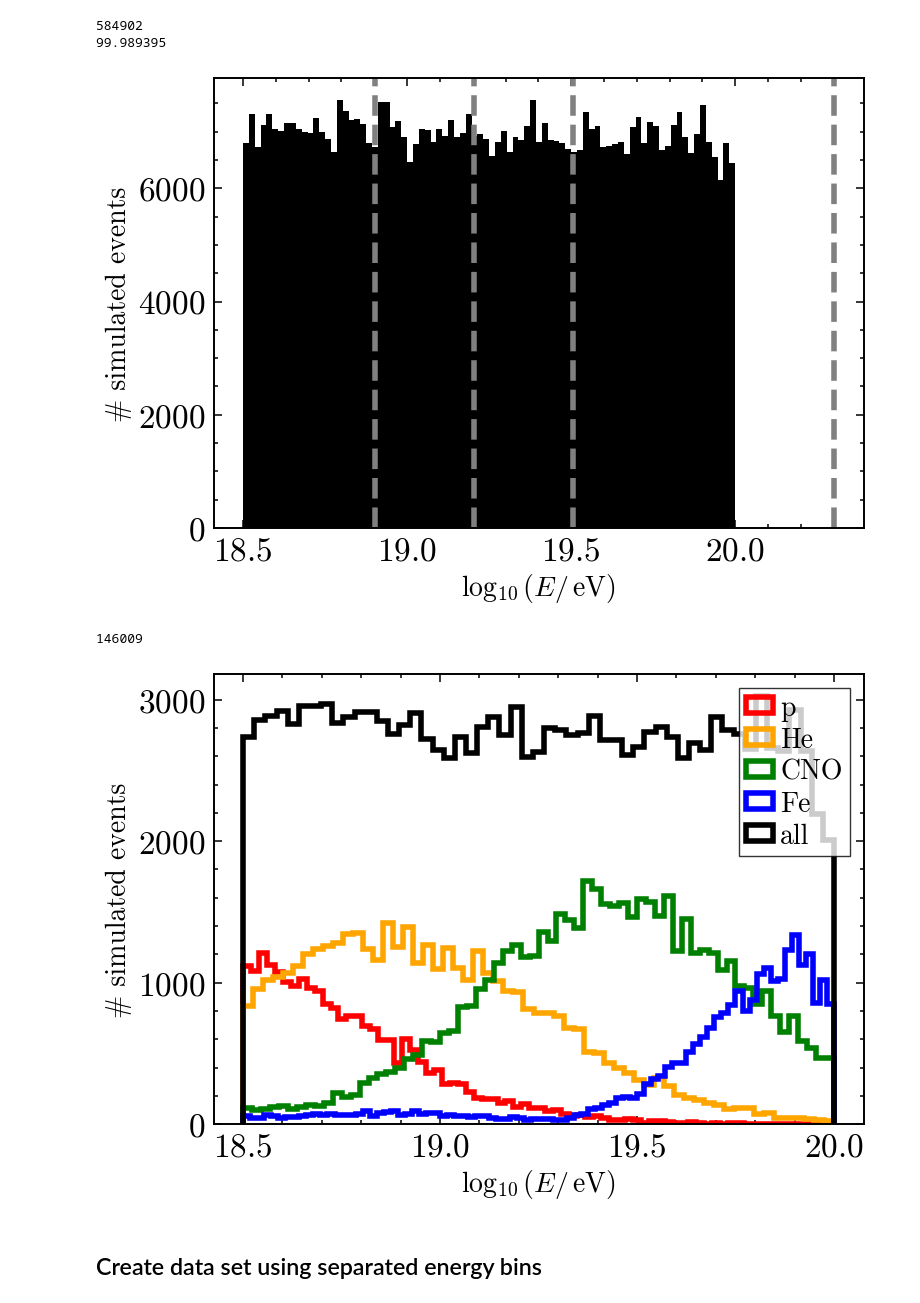
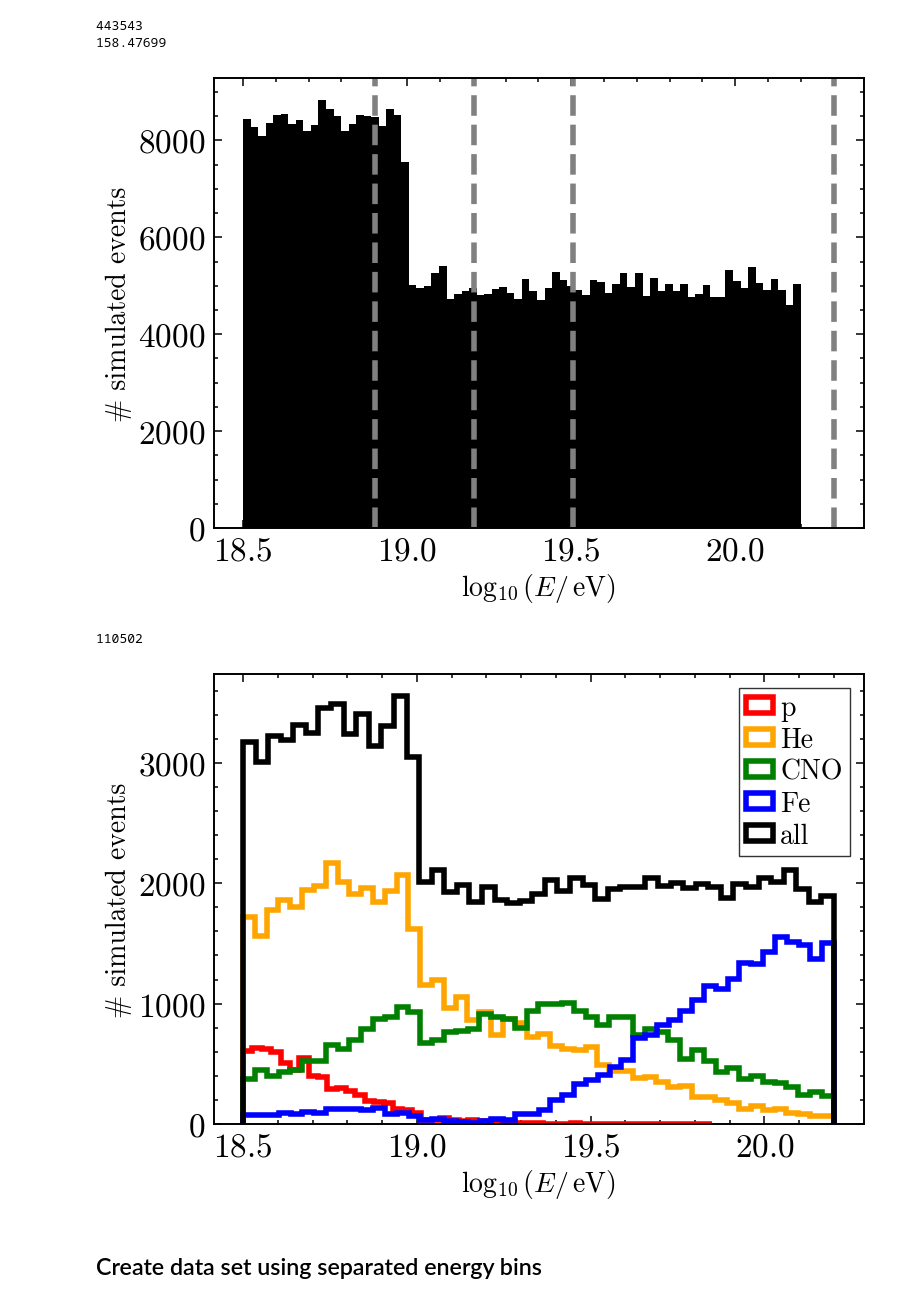
Before and after one commit to paolo-magnani/aixnet_simulations, a Jupyter notebook: other/sim_part1.ipynb, the cells around one changed output. Saved outputs shown, nothing was run; the diff lists cells and outputs as text; code cells hidden in the pictures.

```diff
--- a/other/sim_part1.ipynb
+++ b/other/sim_part1.ipynb
@@ -10,7 +10,6 @@
 import numpy as np
 import pandas as pd
 import matplotlib.pyplot as plt
-# from mass_fractions import *
 from simulated_dipole import *
 
 
@@ -44,8 +43,8 @@ from simulated_dipole import *
 
 ## In case of Universality
 
-dd = file_loader('AixNet_EPOS')
-print(dd.keys())
+dd = file_loader('AixNet')
+# print(dd.keys())
 
 # plt.figure(figsize=(10,6))
 # plt.scatter(dd['energy'], dd['sd_energy'], color='k', alpha=0.03)
@@ -83,5 +84,5 @@ dict_keys(['dnn_xmax', 'energy', 'primary', 'mass'])
 # %%
-mf = mass_fractions(model='EPOS')
+mf = mass_fractions(model='Sybill')
 ene = np.linspace(np.log10(3e18),np.log10(150e18))
 
 plt.figure(figsize=(10,6))
@@ -161,9 +162,9 @@ for ene in energies:
 #plt.yscale('log')
 plt.show()
 # %% [output]
-584902
-99.989395
+443543
+158.47699
-[figure, old version]
+[figure, new version]
 # %%
 # first I extract the spectrum, then the mass distribution
 mass_mask = mf.extract_all_fractions(np.log10(dd['energy']*1e18), dd['mass'])
@@ -172,17 +173,17 @@ dd = dict_cutter(dd, mass_mask)
 # %%
 print(len(dd['energy']))
 
 plt.figure(figsize=(10,6))
 for name in names:
-    plt.hist(np.log10(dd['energy'][dd['mass']==names[name]]*1e18), histtype='step', fill=False, lw=4, color=colors[name], label=f'{name}')
+    plt.hist(np.log10(dd['energy'][dd['mass']==names[name]]*1e18), histtype='step', fill=False, lw=4, color=colors[name], label=f'{name}', bins=50)
 plt.hist(np.log10(dd['energy']*1e18), histtype='step', stacked=False, fill=False, color='k', lw=4, label='all')
 plt.xlabel(r'$\log_{10}(E/\, \mathrm{eV})$')
 plt.ylabel(r'# simulated events')
 plt.legend()
 plt.show()
 # %% [output]
-146009
+110502
-[figure, old version]
+[figure, new version]
 # %% [markdown]
 ## Create data set using separated energy bins
 # %%
```
Also changed, not shown: parts of 7 cells of this notebook, 12 other files.
